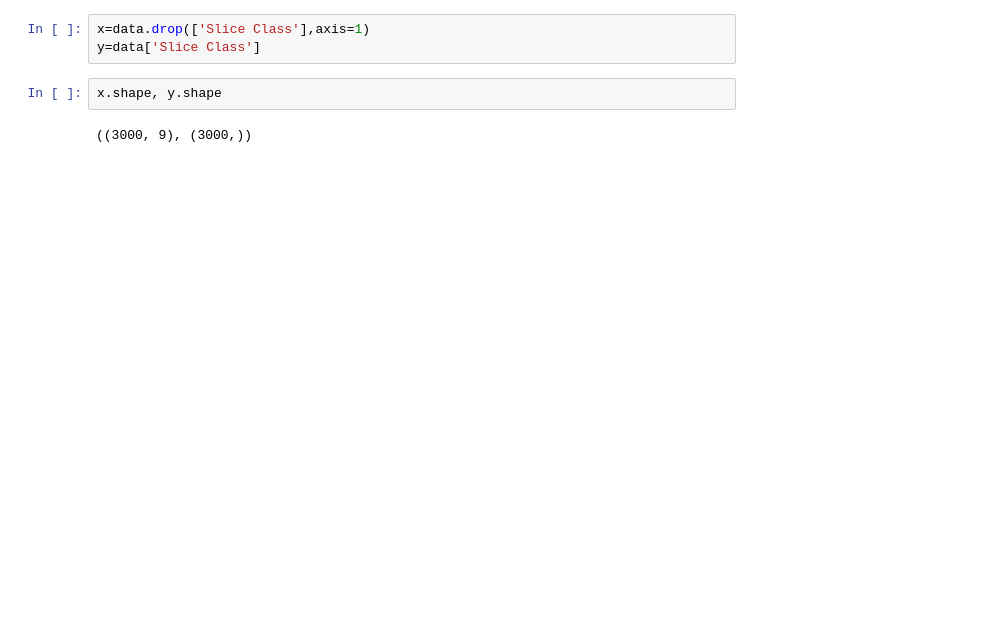
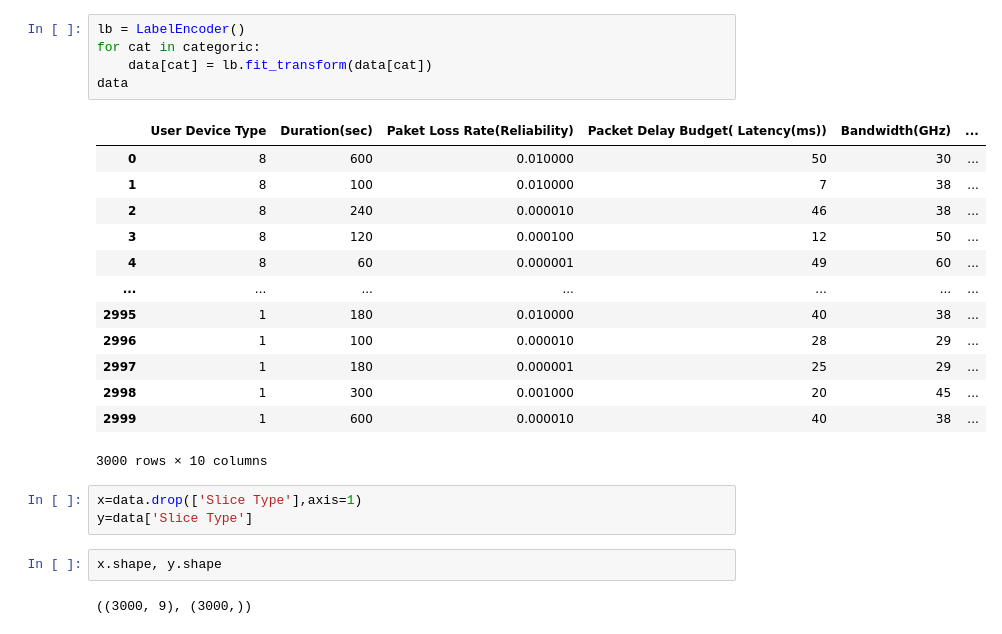
Before and after one commit to indrapaul824/5G-Network-Slicing, a Jupyter notebook: Network Slicing.ipynb, the cells around one changed output. Drawn from its saved outputs; the diff is of its cells as text; blank space fills up the shorter version.

```diff
--- a/Network Slicing.ipynb
+++ b/Network Slicing.ipynb
@@ -33,6 +62,25 @@ data
+# %%
+lb = LabelEncoder()
+for cat in categoric:
+    data[cat] = lb.fit_transform(data[cat])
+data
+# %% [output]
+|  | User Device Type | Duration(sec) | Paket Loss Rate(Reliability) | Packet Delay Budget( Latency(ms)) | Bandwidth(GHz) | ... |
+| 0 | 8 | 600 | 0.010000 | 50 | 30 | ... |
+| 1 | 8 | 100 | 0.010000 | 7 | 38 | ... |
+| 2 | 8 | 240 | 0.000010 | 46 | 38 | ... |
+| 3 | 8 | 120 | 0.000100 | 12 | 50 | ... |
+| 4 | 8 | 60 | 0.000001 | 49 | 60 | ... |
+| ... | ... | ... | ... | ... | ... | ... |
+| 2995 | 1 | 180 | 0.010000 | 40 | 38 | ... |
+| 2996 | 1 | 100 | 0.000010 | 28 | 29 | ... |
+| 2997 | 1 | 180 | 0.000001 | 25 | 29 | ... |
+| 2998 | 1 | 300 | 0.001000 | 20 | 45 | ... |
+| 2999 | 1 | 600 | 0.000010 | 40 | 38 | ... |
+3000 rows × 10 columns
 # %%
-x=data.drop(['Slice Class'],axis=1)
-y=data['Slice Class']
+x=data.drop(['Slice Type'],axis=1)
+y=data['Slice Type']
 # %%
 x.shape, y.shape
 # %% [output]
```
Also changed, not shown: parts of 10 cells of this notebook.
